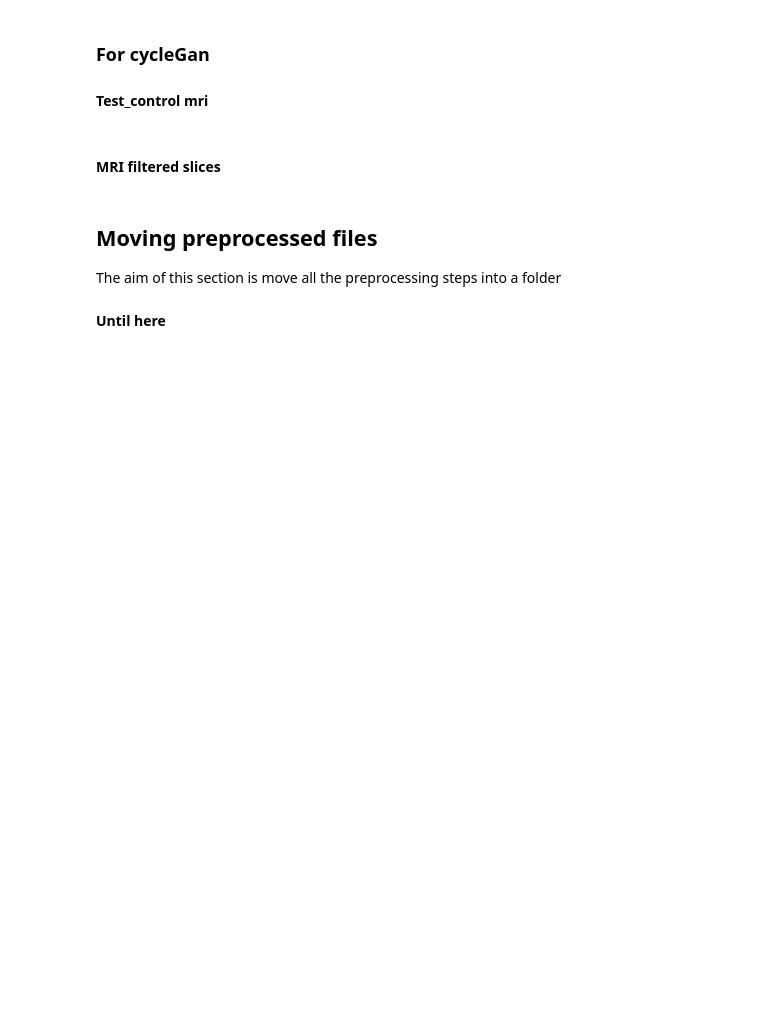
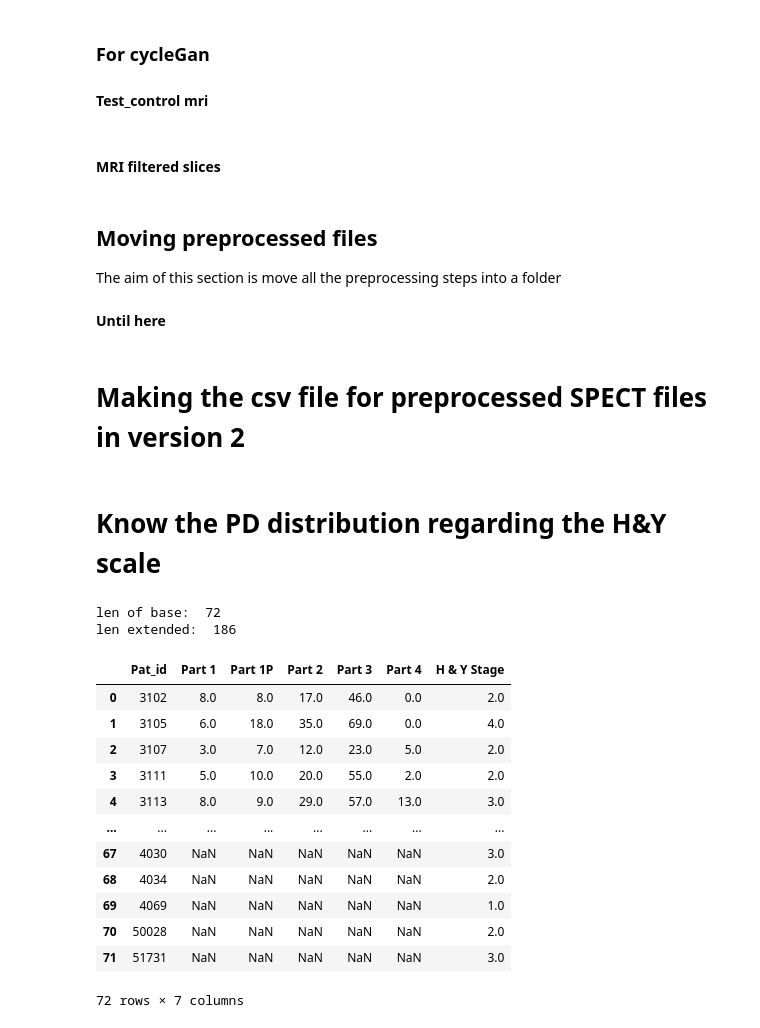
Before and after one commit to FranklinSierra/T1-SPECT-PD-translation, a Jupyter notebook: generalNotebooks/multiPurposes.ipynb, the cells around one changed output. Drawn from its saved outputs; the diff is of its cells as text; code cells hidden in the pictures; blank space fills up the shorter version.

```diff
--- a/generalNotebooks/multiPurposes.ipynb
+++ b/generalNotebooks/multiPurposes.ipynb
@@ -427,3 +396,5 @@ for case in cases[:2]:
     print("amount of nii: ", len(nii_files))
 # %% [markdown]
 **Until here**
+# %% [markdown]
+# Making the csv file for preprocessed SPECT files in version 2
@@ -429,0 +420,2 @@ for case in cases[:2]:
+# %% [markdown]
+# Know the PD distribution regarding the H&Y scale
@@ -429,0 +426,27 @@ for case in cases[:2]:
+# %%
+baseline_csv_file = "/home/Data/Datasets/Parkinson/radiological/PPMI/spect-mri/filtered/embcBaseline.csv"
+extended_csv = "/home/Data/Datasets/Parkinson/radiological/PPMI/spect-mri/filtered/embcExtension.csv"
+
+bases_line_df = pd.read_csv(baseline_csv_file)
+extended_df = pd.read_csv(extended_csv)
+print("len of base: ", len(bases_line_df))
+print("len extended: ", len(extended_df))
+# %% [output]
+len of base:  72
+len extended:  186
+# %%
+bases_line_df
+# %% [output]
+|  | Pat_id | Part 1 | Part 1P | Part 2 | Part 3 | Part 4 | H & Y Stage |
+| 0 | 3102 | 8.0 | 8.0 | 17.0 | 46.0 | 0.0 | 2.0 |
+| 1 | 3105 | 6.0 | 18.0 | 35.0 | 69.0 | 0.0 | 4.0 |
+| 2 | 3107 | 3.0 | 7.0 | 12.0 | 23.0 | 5.0 | 2.0 |
+| 3 | 3111 | 5.0 | 10.0 | 20.0 | 55.0 | 2.0 | 2.0 |
+| 4 | 3113 | 8.0 | 9.0 | 29.0 | 57.0 | 13.0 | 3.0 |
+| ... | ... | ... | ... | ... | ... | ... | ... |
+| 67 | 4030 | NaN | NaN | NaN | NaN | NaN | 3.0 |
+| 68 | 4034 | NaN | NaN | NaN | NaN | NaN | 2.0 |
+| 69 | 4069 | NaN | NaN | NaN | NaN | NaN | 1.0 |
+| 70 | 50028 | NaN | NaN | NaN | NaN | NaN | 2.0 |
+| 71 | 51731 | NaN | NaN | NaN | NaN | NaN | 3.0 |
+72 rows × 7 columns
```
Also changed, not shown: parts of 33 cells of this notebook, 13 other files.
